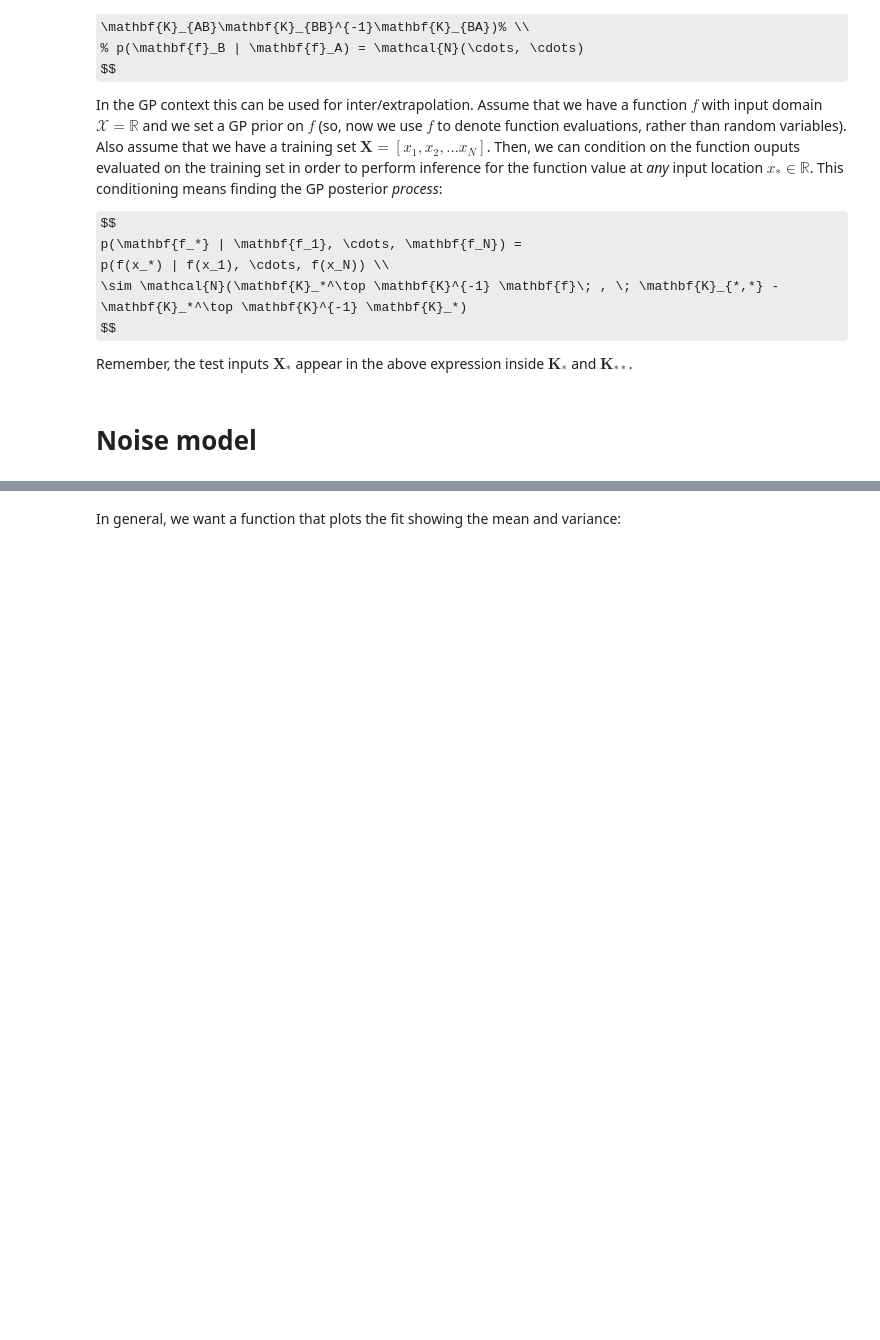
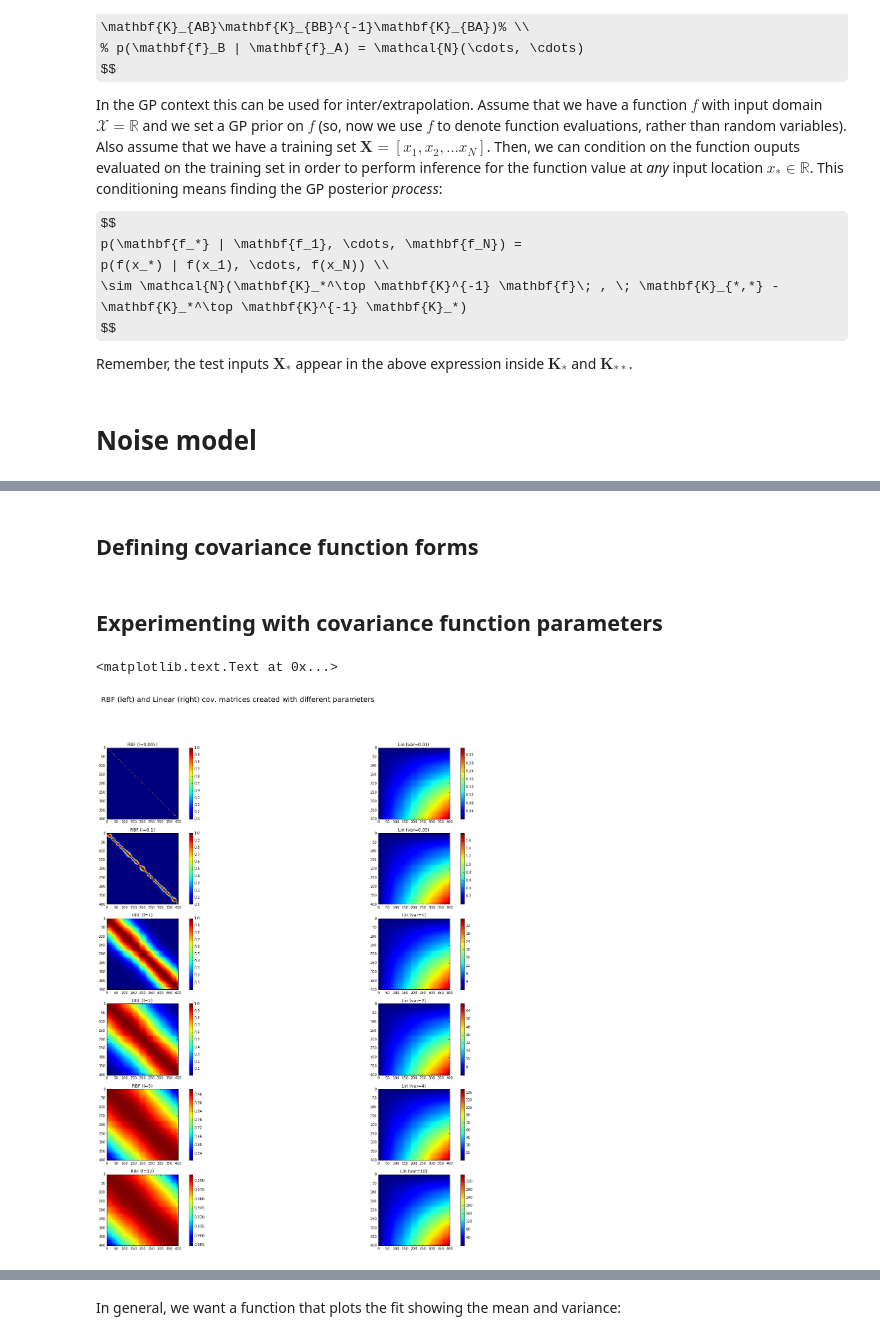
Before and after one commit to adamian/adamian.github.io, a Jupyter notebook: talks/Brown2016.ipynb, the cells around one changed output, grey strips where cells are left out. Drawn from its saved outputs; the diff is of its cells as text; code cells hidden in the pictures; some formulas as TeX source; blank space fills up the shorter version.

```diff
--- a/talks/Brown2016.ipynb
+++ b/talks/Brown2016.ipynb
@@ -363,0 +406,2 @@ $$
+# %% [markdown]
+## Defining covariance function forms
@@ -363,0 +434,30 @@ $$
+# %% [markdown]
+## Experimenting with covariance function parameters
+# %%
+X = np.sort(np.random.rand(400, 1) * 6 , axis=0)
+
+params_linear = [0.01, 0.05, 1, 2, 4, 10]
+params_rbf    = [0.005, 0.1, 1, 2, 5, 12]
+K = len(params_linear)
+
+plt.figure(figsize=(25,25))
+j=1
+for i in range(K):
+    plt.subplot(K,2,j)
+    K_rbf = cov_RBF(X,X,theta=np.array([1,params_rbf[i]]))
+    plt.imshow(K_rbf)
+    plt.colorbar()
+    plt.gca().set_title('RBF (l=' + str(params_rbf[i]) + ')')
+
+    plt.subplot(K,2,j+1)
+    K_lin = cov_linear(X,X,theta=params_linear[i])
+    plt.imshow(K_lin)
+    plt.colorbar()
+    plt.gca().set_title('Lin (var=' + str(params_linear[i]) + ')')
+
+    j+=2
+
+plt.suptitle('RBF (left) and Linear (right) cov. matrices created with different parameters', fontsize=20)
+# %% [output]
+<matplotlib.text.Text at 0x...>
+[figure, added]
```
Also changed, not shown: parts of 55 cells of this notebook.
